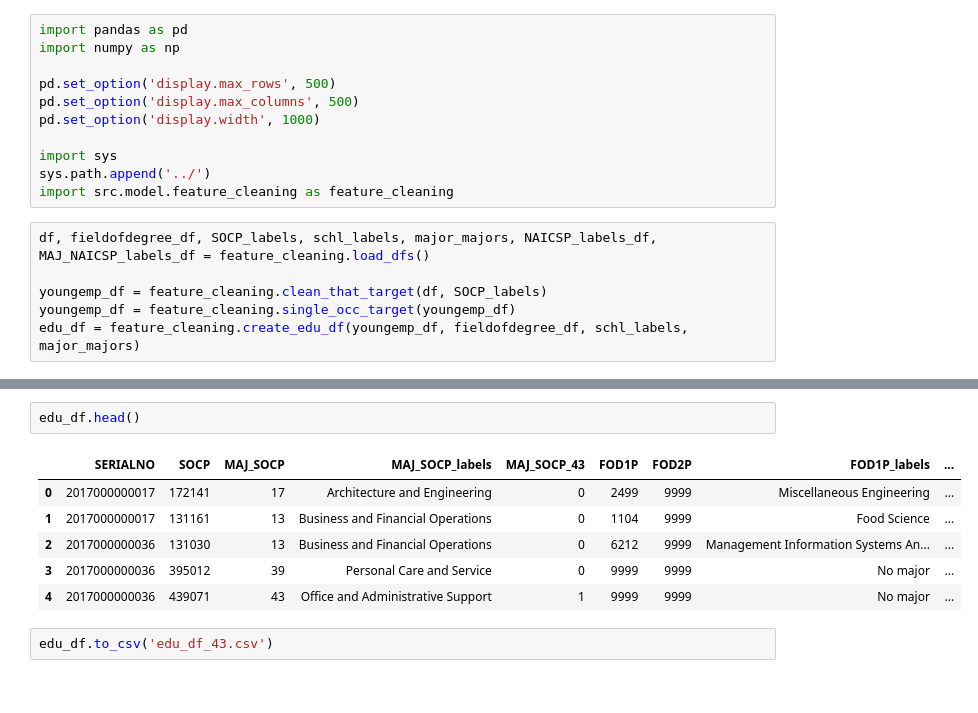
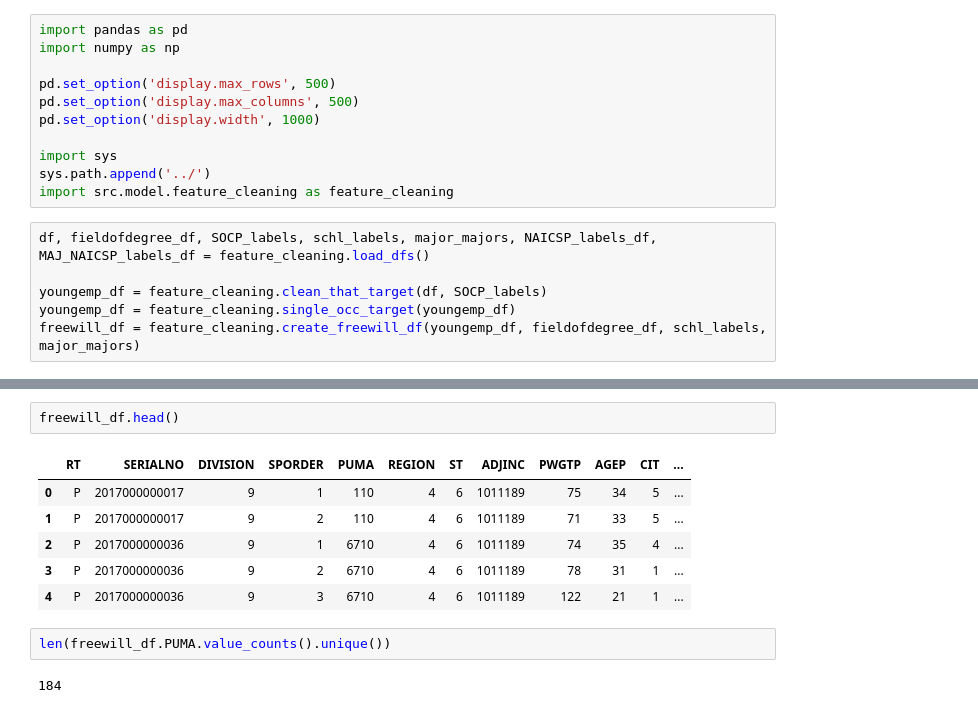
Before and after one commit to DMSaunders/Recommending-Paths-to-Occupations, a Jupyter notebook: notebooks/Additional_features.ipynb, the cells around one changed output, grey strips where cells are left out. Cells and saved outputs as stored; diff of their text form.

```diff
--- a/notebooks/Additional_features.ipynb
+++ b/notebooks/Additional_features.ipynb
@@ -14,7 +14,7 @@ df, fieldofdegree_df, SOCP_labels, schl_labels, major_majors, NAICSP_labels_df,
 
 youngemp_df = feature_cleaning.clean_that_target(df, SOCP_labels)
 youngemp_df = feature_cleaning.single_occ_target(youngemp_df)
-edu_df = feature_cleaning.create_edu_df(youngemp_df, fieldofdegree_df, schl_labels, major_majors)
+freewill_df = feature_cleaning.create_freewill_df(youngemp_df, fieldofdegree_df, schl_labels, major_majors)
 # %% [output]
 Number of employed people: 218454
 Percent employed people: 0.5785711448056677
@@ -62,11 +32,13 @@ None
 # %%
-edu_df.head()
+freewill_df.head()
 # %% [output]
-|  | SERIALNO | SOCP | MAJ_SOCP | MAJ_SOCP_labels | MAJ_SOCP_43 | FOD1P | FOD2P | FOD1P_labels | ... |
-| 0 | 2017000000017 | 172141 | 17 | Architecture and Engineering | 0 | 2499 | 9999 | Miscellaneous Engineering | ... |
-| 1 | 2017000000017 | 131161 | 13 | Business and Financial Operations | 0 | 1104 | 9999 | Food Science | ... |
-| 2 | 2017000000036 | 131030 | 13 | Business and Financial Operations | 0 | 6212 | 9999 | Management Information Systems An... | ... |
-| 3 | 2017000000036 | 395012 | 39 | Personal Care and Service | 0 | 9999 | 9999 | No major | ... |
-| 4 | 2017000000036 | 439071 | 43 | Office and Administrative Support | 1 | 9999 | 9999 | No major | ... |
+|  | RT | SERIALNO | DIVISION | SPORDER | PUMA | REGION | ST | ADJINC | PWGTP | AGEP | CIT | ... |
+| 0 | P | 2017000000017 | 9 | 1 | 110 | 4 | 6 | 1011189 | 75 | 34 | 5 | ... |
+| 1 | P | 2017000000017 | 9 | 2 | 110 | 4 | 6 | 1011189 | 71 | 33 | 5 | ... |
+| 2 | P | 2017000000036 | 9 | 1 | 6710 | 4 | 6 | 1011189 | 74 | 35 | 4 | ... |
+| 3 | P | 2017000000036 | 9 | 2 | 6710 | 4 | 6 | 1011189 | 78 | 31 | 1 | ... |
+| 4 | P | 2017000000036 | 9 | 3 | 6710 | 4 | 6 | 1011189 | 122 | 21 | 1 | ... |
-# %%
-edu_df.to_csv('edu_df_43.csv')
+# %%
+len(freewill_df.PUMA.value_counts().unique())
+# %% [output]
+184
```
Also changed, not shown: parts of 1 cell of this notebook, 2 other files.
